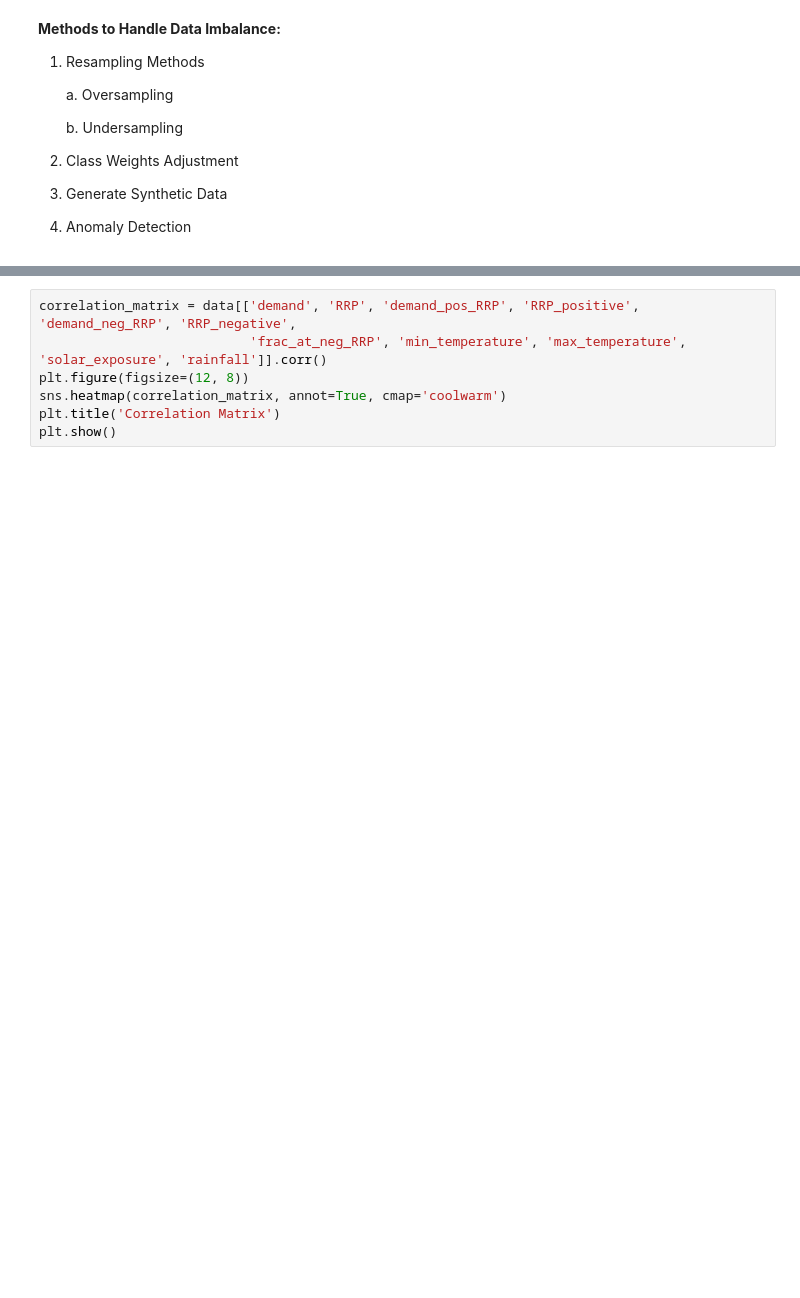
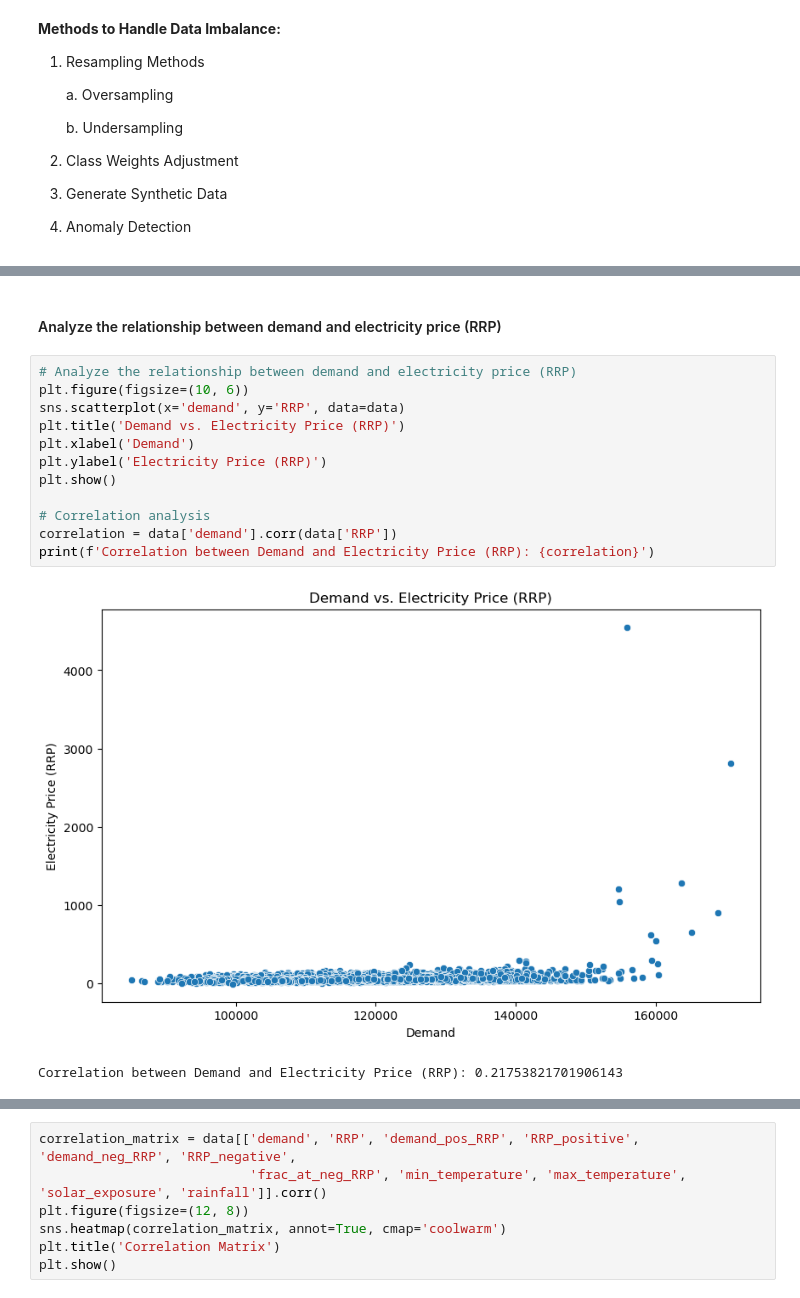
Before and after one commit to amalsalilan/Electricity_Demand-and_Price_ForecastingInfosys_Internship_Oct2025, a Jupyter notebook: Electricity_Demand_and_Price_Forecasting.ipynb, the cells around one changed output, grey strips where cells are left out. Cells and saved outputs as stored; diff of their text form; blank space fills up the shorter version.

```diff
--- a/Electricity_Demand_and_Price_Forecasting.ipynb
+++ b/Electricity_Demand_and_Price_Forecasting.ipynb
@@ -239,0 +300,17 @@ plt.show()
+# %% [markdown]
+#### Analyze the relationship between demand and electricity price (RRP)
+# %%
+# Analyze the relationship between demand and electricity price (RRP)
+plt.figure(figsize=(10, 6))
+sns.scatterplot(x='demand', y='RRP', data=data)
+plt.title('Demand vs. Electricity Price (RRP)')
+plt.xlabel('Demand')
+plt.ylabel('Electricity Price (RRP)')
+plt.show()
+
+# Correlation analysis
+correlation = data['demand'].corr(data['RRP'])
+print(f'Correlation between Demand and Electricity Price (RRP): {correlation}')
+# %% [output]
+[figure, added]
+Correlation between Demand and Electricity Price (RRP): 0.21753821701906143
```
Also changed, not shown: parts of 35 cells of this notebook.
